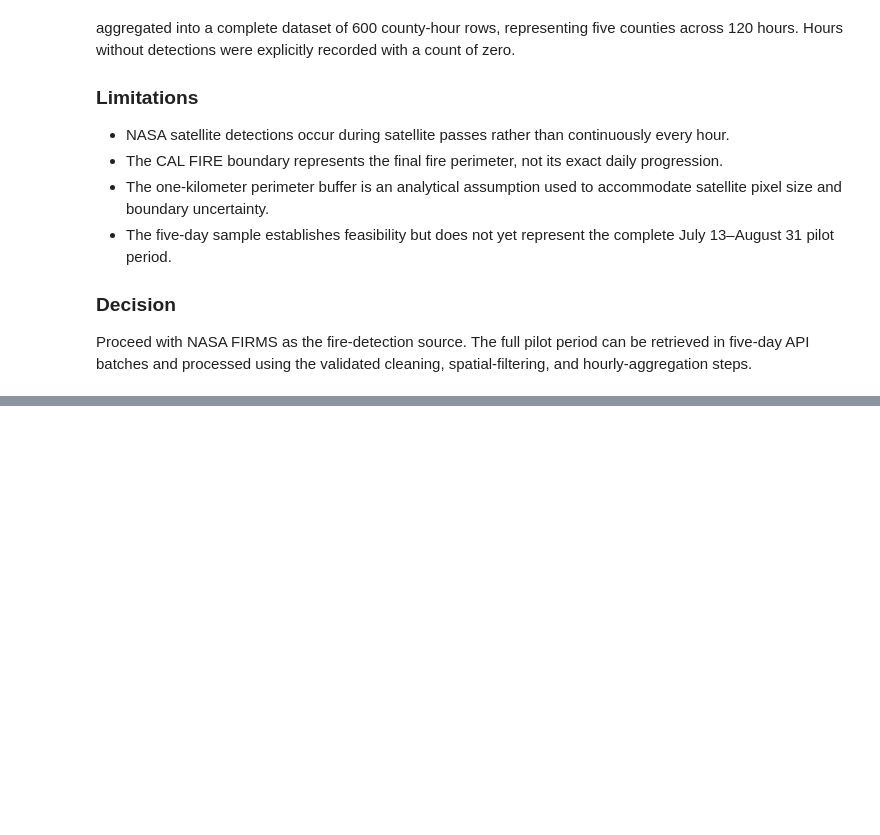
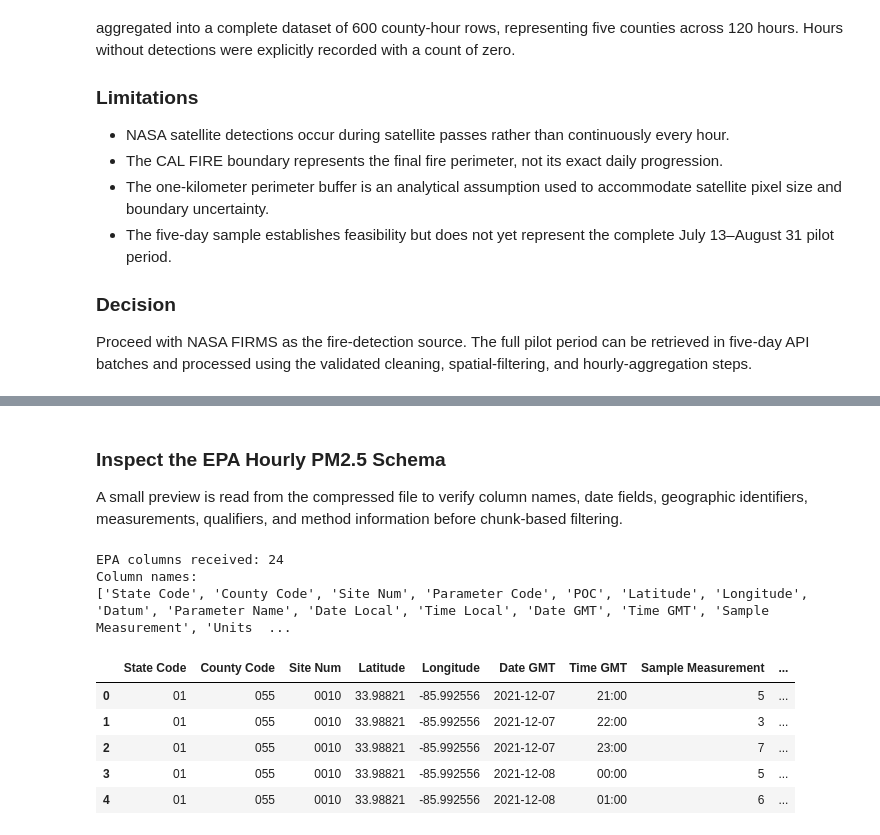
Before and after one commit to varunavy/smokewatch-replay, a Jupyter notebook: notebooks/00_data_feasibility.ipynb, the cells around one changed output, grey strips where cells are left out. Saved outputs shown, nothing was run; the diff lists cells and outputs as text; code cells hidden in the pictures; blank space fills up the shorter version.

Commit message:
Validate EPA PM2.5 sample pipeline

```diff
--- a/notebooks/00_data_feasibility.ipynb
+++ b/notebooks/00_data_feasibility.ipynb
@@ -908,0 +972,51 @@ Proceed with NASA FIRMS as the fire-detection source. The full pilot period can
+# %% [markdown]
+### Inspect the EPA Hourly PM2.5 Schema
+
+A small preview is read from the compressed file to verify column names, date fields, geographic identifiers, measurements, qualifiers, and method information before chunk-based filtering.
+# %%
+epa_csv_name = zip_members[0]
+
+with ZipFile(epa_zip_path) as epa_zip:
+    with epa_zip.open(epa_csv_name) as epa_csv:
+        epa_preview = pd.read_csv(
+            epa_csv,
+            nrows=5,
+            dtype=str
+        )
+
+print(f"EPA columns received: {len(epa_preview.columns)}")
+print("Column names:")
+print(epa_preview.columns.tolist())
+
+preview_columns = [
+    "State Code",
+    "County Code",
+    "Site Num",
+    "Latitude",
+    "Longitude",
+    "Date GMT",
+    "Time GMT",
+    "Sample Measurement",
+    "Units of Measure",
+    "Qualifier",
+    "Method Code",
+    "County Name"
+]
+
+available_preview_columns = [
+    column
+    for column in preview_columns
+    if column in epa_preview.columns
+]
+
+display(epa_preview[available_preview_columns])
+# %% [output]
+EPA columns received: 24
+Column names:
+['State Code', 'County Code', 'Site Num', 'Parameter Code', 'POC', 'Latitude', 'Longitude', 'Datum', 'Parameter Name', 'Date Local', 'Time Local', 'Date GMT', 'Time GMT', 'Sample Measurement', 'Units  ...
+|  | State Code | County Code | Site Num | Latitude | Longitude | Date GMT | Time GMT | Sample Measurement | ... |
+| 0 | 01 | 055 | 0010 | 33.98821 | -85.992556 | 2021-12-07 | 21:00 | 5 | ... |
+| 1 | 01 | 055 | 0010 | 33.98821 | -85.992556 | 2021-12-07 | 22:00 | 3 | ... |
+| 2 | 01 | 055 | 0010 | 33.98821 | -85.992556 | 2021-12-07 | 23:00 | 7 | ... |
+| 3 | 01 | 055 | 0010 | 33.98821 | -85.992556 | 2021-12-08 | 00:00 | 5 | ... |
+| 4 | 01 | 055 | 0010 | 33.98821 | -85.992556 | 2021-12-08 | 01:00 | 6 | ... |
```
Also changed, not shown: parts of 21 cells of this notebook.
